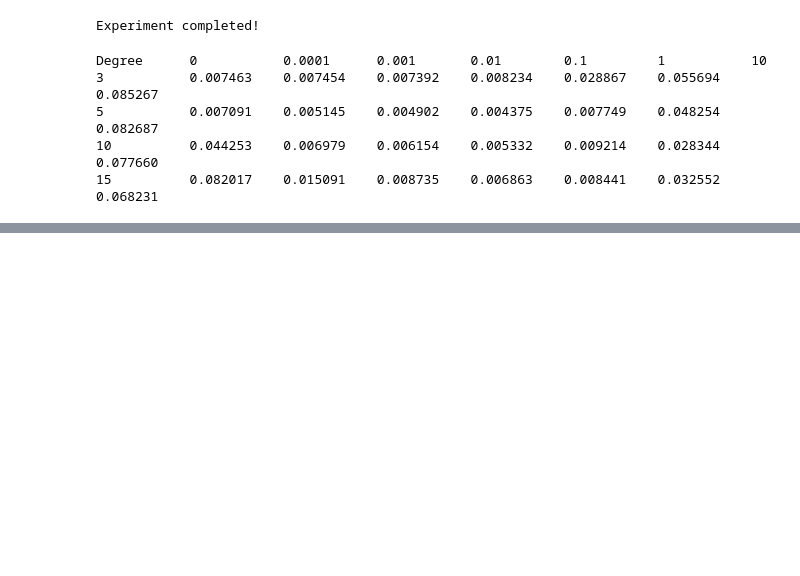
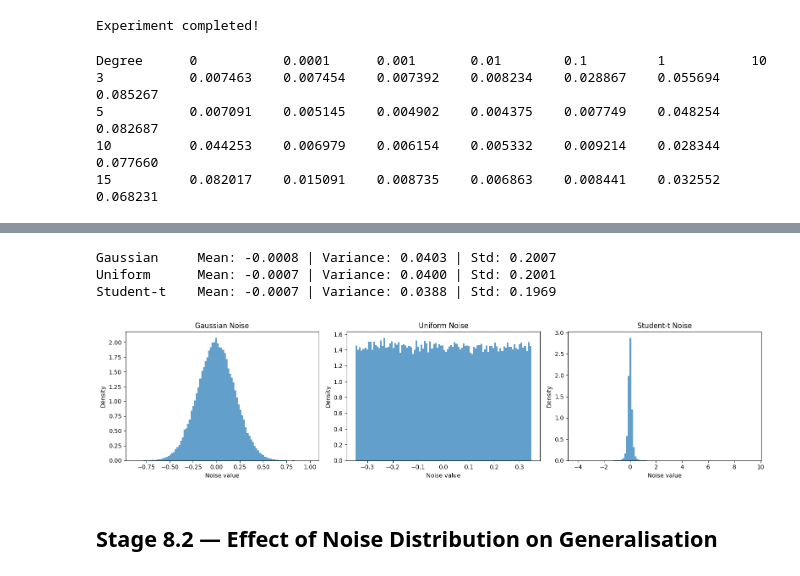
Before and after one commit to vaibhavrajput939/bias-variance-polynomial-regression, a Jupyter notebook: notebooks/polynomial_regression_research.ipynb, the cells around one changed output, grey strips where cells are left out. Cells and saved outputs as stored; diff of their text form; code cells hidden in the pictures; blank space fills up the shorter version.

```diff
--- a/notebooks/polynomial_regression_research.ipynb
+++ b/notebooks/polynomial_regression_research.ipynb
@@ -914,0 +976,48 @@ Degree      0           0.0001      0.001       0.01        0.1         1
+# %%
+sample_size = 100000
+
+noise_samples = {}
+
+for distribution in noise_distributions:
+
+    noise_samples[distribution] = generate_noise(
+        distribution,
+        sample_size,
+        noise_std,
+        rng
+    )
+
+    values = noise_samples[distribution]
+
+    print(
+        f"{distribution:<12} "
+        f"Mean: {np.mean(values):.4f} | "
+        f"Variance: {np.var(values):.4f} | "
+        f"Std: {np.std(values):.4f}"
+    )
+# %% [output]
+Gaussian     Mean: -0.0008 | Variance: 0.0403 | Std: 0.2007
+Uniform      Mean: -0.0007 | Variance: 0.0400 | Std: 0.2001
+Student-t    Mean: -0.0007 | Variance: 0.0388 | Std: 0.1969
+# %%
+fig, axes = plt.subplots(1, 3, figsize=(16, 4))
+
+for ax, distribution in zip(axes, noise_distributions):
+
+    ax.hist(
+        noise_samples[distribution],
+        bins=100,
+        density=True,
+        alpha=0.7
+    )
+
+    ax.set_title(f"{distribution} Noise")
+    ax.set_xlabel("Noise value")
+    ax.set_ylabel("Density")
+
+plt.tight_layout()
+plt.show()
+# %% [output]
+[figure, added]
+# %% [markdown]
+## Stage 8.2 — Effect of Noise Distribution on Generalisation
```
Also changed, not shown: parts of 19 cells of this notebook, 2 other files.
